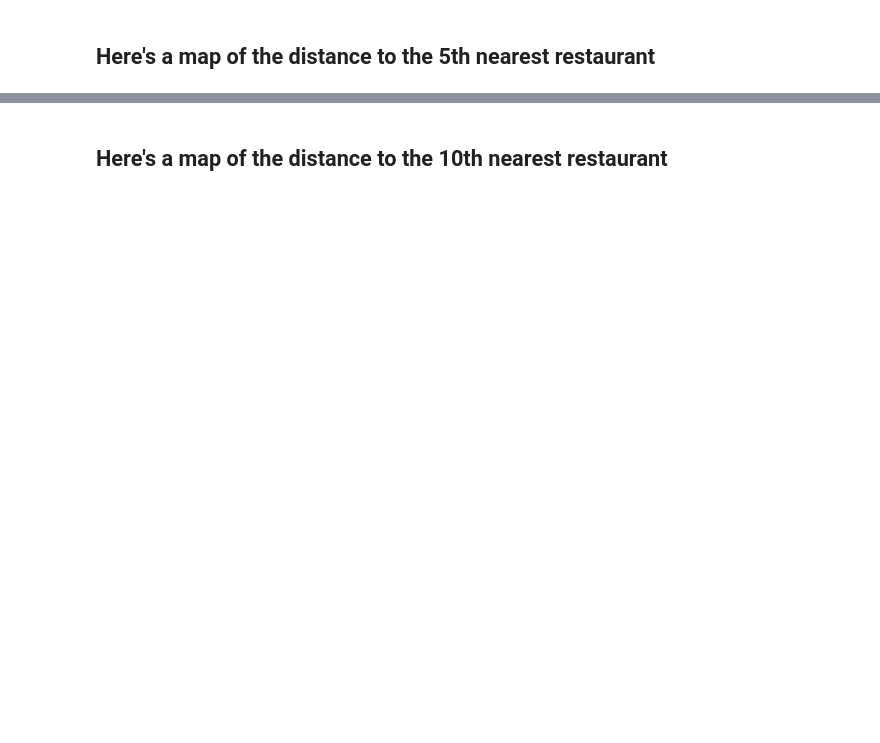
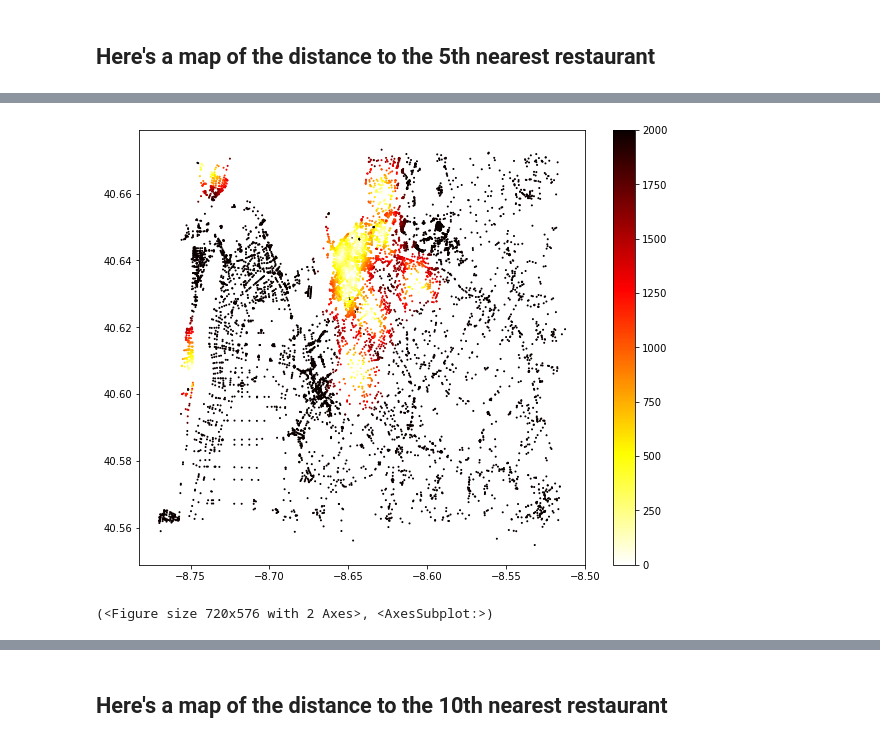
Before and after one commit to fillipefeitosa/gettin, a Jupyter notebook: pandana/Pandana - Aveiro.ipynb, the cells around one changed output, grey strips where cells are left out. Drawn from its saved outputs; the diff is of its cells as text; code cells hidden in the pictures; blank space fills up the shorter version.

```diff
--- a/pandana/Pandana - Aveiro.ipynb
+++ b/pandana/Pandana - Aveiro.ipynb
@@ -112,0 +78,5 @@ net.plot(a[1], bbox=sf_bbox,
+# %%
+network.plot(a[1])
+# %% [output]
+[figure, added]
+(<Figure size 720x576 with 2 Axes>, <AxesSubplot:>)
```
Also changed, not shown: parts of 17 cells of this notebook, 1 other file.
